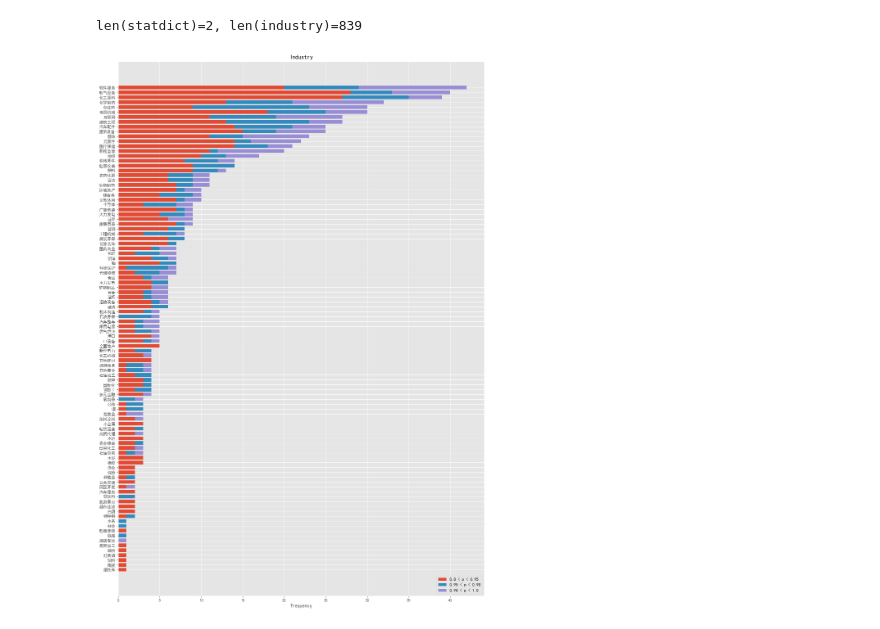
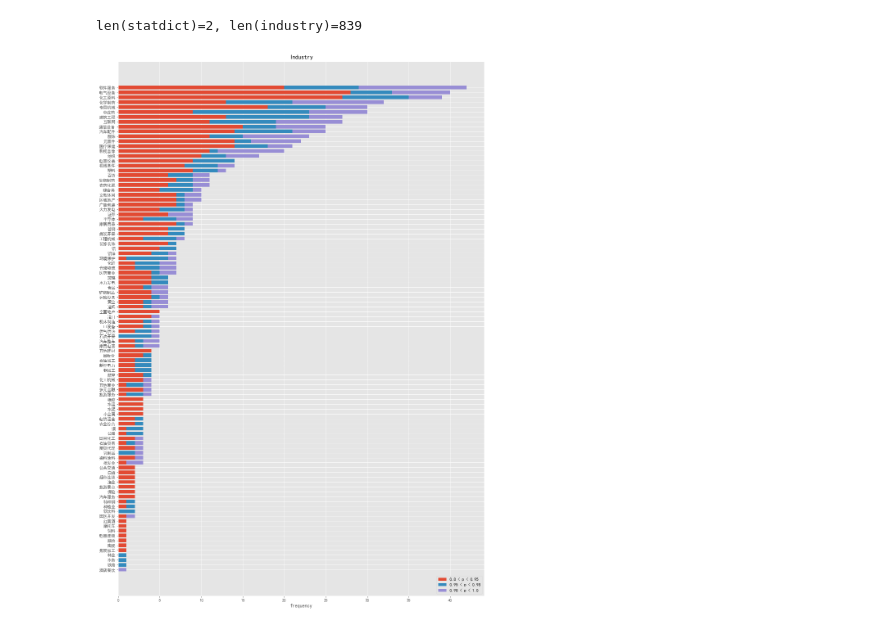
Before and after one commit to ChenShawn/stock-market-research, a Jupyter notebook: docs/result_analysis.ipynb, the cells around one changed output. Cells and saved outputs as stored; diff of their text form; code cells hidden in the pictures.

Commit message:
replace big image with a smaller one

```diff
--- a/docs/result_analysis.ipynb
+++ b/docs/result_analysis.ipynb
@@ -147,7 +147,7 @@ import numpy as np
 
 datafile = '/home/yuki/Documents/ymx/stock_research/docs/stock_selection.md'
 with open(datafile, 'r') as fd:
-    lines = fd.readlines()[6: ]
+    lines = fd.readlines()[10: ]
 statdict = {
     'industry': [],
     'prob': []
@@ -172,32 +172,33 @@ def gen_stats(sdata):
         elif prob > 0.95 and prob < 0.98:
             res[ind][2] += 1
         else:
             res[ind][3] += 1
     res_sorted = sorted(list(res.items()), key=lambda x: x[1][0])
     tick_values = [item[1] for item in res_sorted]
     tick_labels = [item[0] for item in res_sorted]
     return tick_labels, tick_values
 
 
 tick_labels, tick_values = gen_stats(statdict)
 small_segment = [val[1] for val in tick_values]
 middle_segment = [val[2] for val in tick_values]
 small_middle = [x + y for x, y in zip(small_segment, middle_segment)]
 large_segment = [val[3] for val in tick_values]
 
 plt.close()
+plt.style.use('ggplot')
 # wrong output with chinese characters as tick_label
 # solution from https://www.zhihu.com/question/25404709
 plt.rcParams['font.sans-serif'] = ['SimHei']
 plt.rcParams['axes.unicode_minus'] = False
 plt.figure(figsize=(16, 24))
 plt.barh(tick_labels, small_segment,height=0.75)
 plt.barh(tick_labels, middle_segment, height=0.75, left=small_segment)
 plt.barh(tick_labels, large_segment, height=0.75, left=small_middle)
 plt.legend(['0.8 < p < 0.95', '0.95 < p < 0.98', '0.98 < p < 1.0'], loc='lower right')
 plt.xlabel('frequency')
 plt.title('Industry')
-plt.savefig('/home/yuki/Documents/ymx/stock_research/docs/images/stock_selection_stats.png', format='png', dpi=800)
+plt.savefig('/home/yuki/Documents/ymx/stock_research/docs/images/stock_selection_stats.png', format='png', dpi=300)
 plt.show()
 # %% [output]
-[figure, old version]
+[figure, new version]
```
Also changed, not shown: 3 other files.
